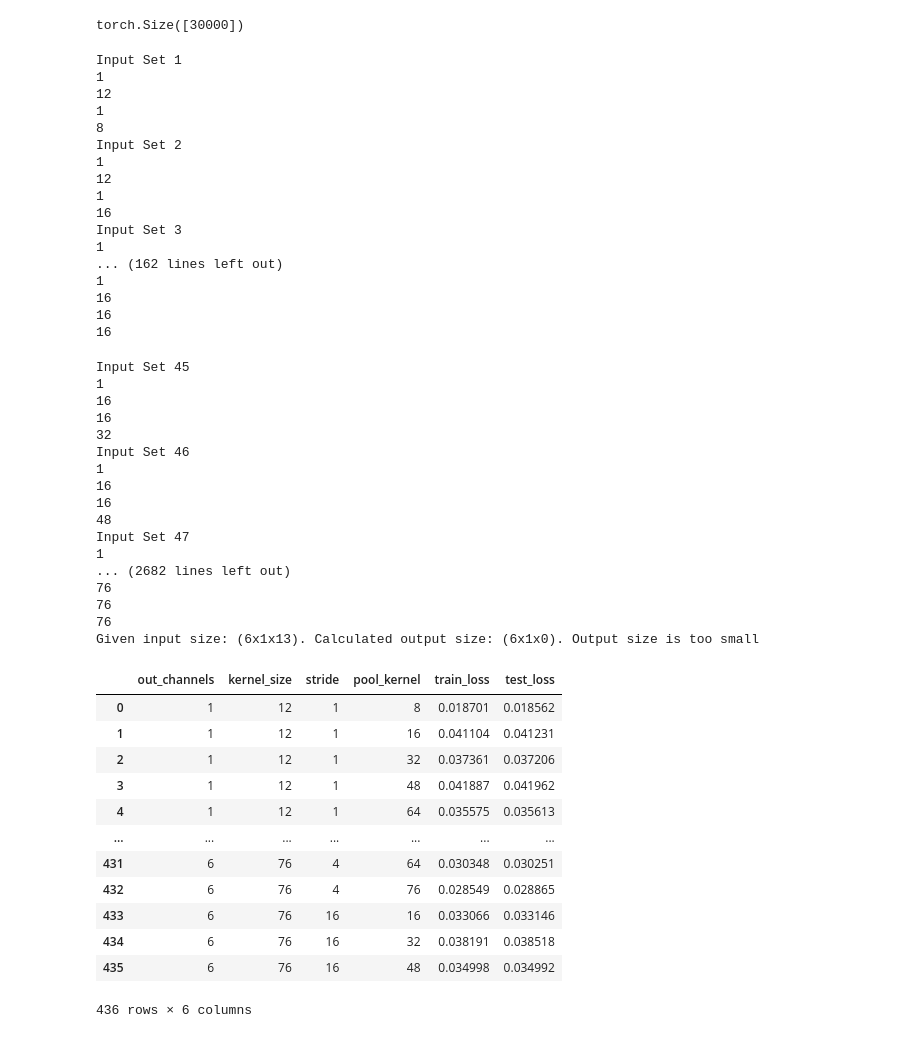
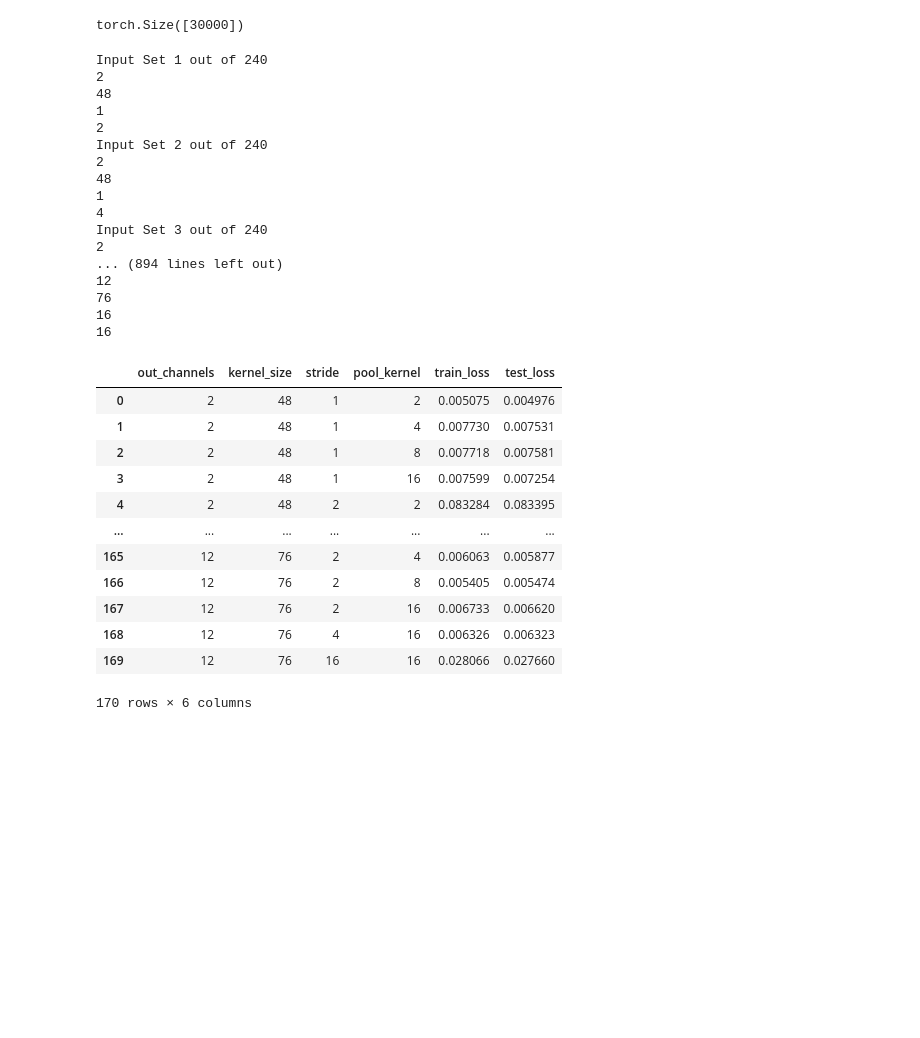
Before and after one commit to ncallahanml/baseline_networks, a Jupyter notebook: SineWaveGenerator.ipynb, the cells around one changed output. Drawn from its saved outputs; the diff is of its cells as text; code cells hidden in the pictures; blank space fills up the shorter version.

```diff
--- a/SineWaveGenerator.ipynb
+++ b/SineWaveGenerator.ipynb
@@ -402,10 +411,12 @@ def plot_loss(items, title='', step=1):
     plt.show()
     return
 # %%
-out_channelss = [1,2,4,6]
-kernel_sizes = [12,16,24,32,48,64,76]
-strides = [1,4,16,None]
-pool_kernels = [8,16,32,48,64,76]
+out_channelss = [2,4,6,8,12]
+kernel_sizes = [48,64,76]
+strides = [1,2,4,16]
+pool_kernels = [2,4,8,16]
+dense_size = [16,32,64,128,256]
+
 total_i = np.prod((len(out_channelss), len(kernel_sizes), len(strides), len(pool_kernels)))
 
 columns = ['out_channels','kernel_size','stride','pool_kernel','train_loss','test_loss']
@@ -432,76 +443,59 @@ for i, (out_channels, kernel_size, stride, pool_kernel) in enumerate(itertools.p
     try:
         model, items = train(
             model,
             train_dataset,
             test_dataset,
             n_epochs=n_epochs,
             batch_size=batch_size,
             test_full=True
         )
     except RuntimeError as re:
         print(re)
         continue
 
     train_loss, test_loss = zip(*items)
     assert len(train_loss) == n_epochs
     train_loss = np.mean(train_loss[2:])
     test_loss = np.mean(test_loss[2:])
 
     rows.append((out_channels, kernel_size, stride, pool_kernel, train_loss, test_loss))
 
 grid_df = pd.DataFrame(rows)
 assert grid_df.shape[1] == len(columns), f'{grid_df.shape[1]} != {len(columns)}'
 grid_df.columns = columns
 grid_df.to_csv(f'training_io_{pd.to_datetime("today").strftime("%Y-%m-%d")}.csv')
 display(grid_df)
 # %% [output]
-Input Set 1
+Input Set 1 out of 240
+2
+48
 1
+2
+Input Set 2 out of 240
+2
+48
+1
+4
+Input Set 3 out of 240
+2
+... (894 lines left out)
 12
-1
-8
-Input Set 2
-1
-12
-1
-16
-Input Set 3
-1
-... (162 lines left out)
-1
+76
 16
 16
-16
+|  | out_channels | kernel_size | stride | pool_kernel | train_loss | test_loss |
+| 0 | 2 | 48 | 1 | 2 | 0.005075 | 0.004976 |
+| 1 | 2 | 48 | 1 | 4 | 0.007730 | 0.007531 |
+| 2 | 2 | 48 | 1 | 8 | 0.007718 | 0.007581 |
+| 3 | 2 | 48 | 1 | 16 | 0.007599 | 0.007254 |
+| 4 | 2 | 48 | 2 | 2 | 0.083284 | 0.083395 |
+| ... | ... | ... | ... | ... | ... | ... |
+| 165 | 12 | 76 | 2 | 4 | 0.006063 | 0.005877 |
+| 166 | 12 | 76 | 2 | 8 | 0.005405 | 0.005474 |
+| 167 | 12 | 76 | 2 | 16 | 0.006733 | 0.006620 |
+| 168 | 12 | 76 | 4 | 16 | 0.006326 | 0.006323 |
+| 169 | 12 | 76 | 16 | 16 | 0.028066 | 0.027660 |
-Input Set 45
-1
-16
-16
-32
-Input Set 46
-1
-16
-16
-48
-Input Set 47
-1
-... (2682 lines left out)
-76
-76
-76
-Given input size: (6x1x13). Calculated output size: (6x1x0). Output size is too small
+170 rows × 6 columns
-|  | out_channels | kernel_size | stride | pool_kernel | train_loss | test_loss |
-| 0 | 1 | 12 | 1 | 8 | 0.018701 | 0.018562 |
-| 1 | 1 | 12 | 1 | 16 | 0.041104 | 0.041231 |
-| 2 | 1 | 12 | 1 | 32 | 0.037361 | 0.037206 |
-| 3 | 1 | 12 | 1 | 48 | 0.041887 | 0.041962 |
-| 4 | 1 | 12 | 1 | 64 | 0.035575 | 0.035613 |
-| ... | ... | ... | ... | ... | ... | ... |
-| 431 | 6 | 76 | 4 | 64 | 0.030348 | 0.030251 |
-| 432 | 6 | 76 | 4 | 76 | 0.028549 | 0.028865 |
-| 433 | 6 | 76 | 16 | 16 | 0.033066 | 0.033146 |
-| 434 | 6 | 76 | 16 | 32 | 0.038191 | 0.038518 |
-| 435 | 6 | 76 | 16 | 48 | 0.034998 | 0.034992 |
-436 rows × 6 columns
 # %%
 for col in ['out_channels','kernel_size','stride','pool_kernel']:
     plt.figure(figsize=(8,5))
```
Also changed, not shown: parts of 4 cells of this notebook.
